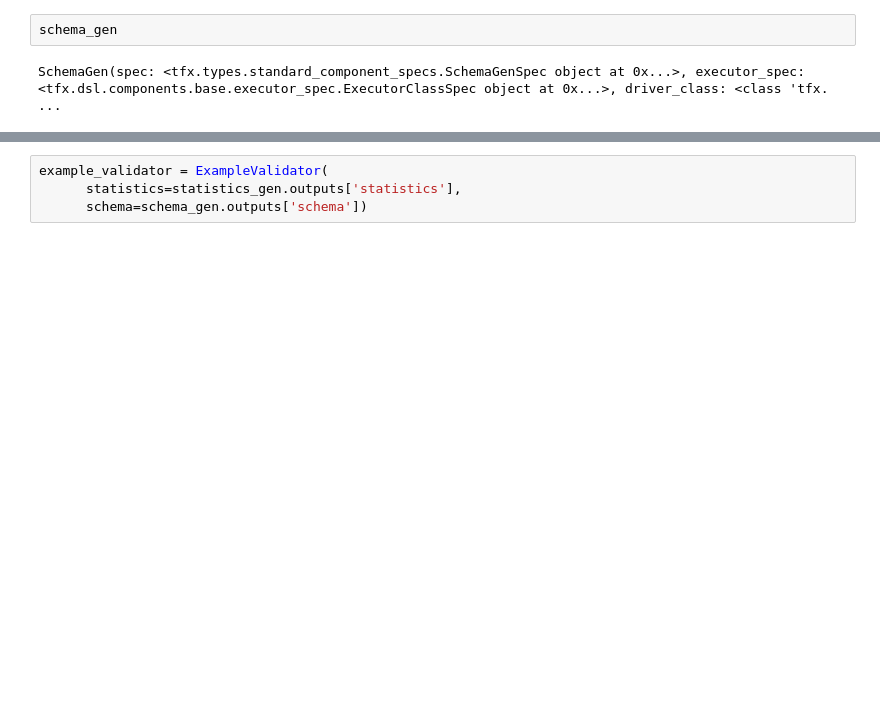
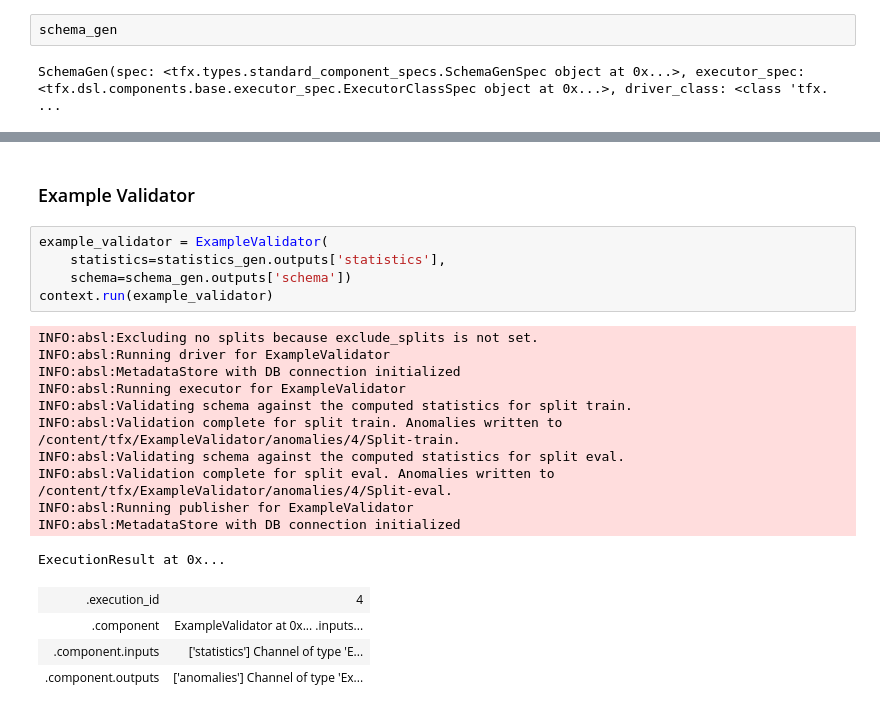
Before and after one commit to Satwikram/NLP-Implementations, a Jupyter notebook: BERT/End to End BERT using TFX.ipynb, the cells around one changed output, grey strips where cells are left out. Drawn from its saved outputs; the diff is of its cells as text; blank space fills up the shorter version.

```diff
--- a/BERT/End to End BERT using TFX.ipynb
+++ b/BERT/End to End BERT using TFX.ipynb
@@ -198,4 +304,23 @@ SchemaGen(spec: <tfx.types.standard_component_specs.SchemaGenSpec object at 0x..
+# %% [markdown]
+### Example Validator
 # %%
 example_validator = ExampleValidator(
-      statistics=statistics_gen.outputs['statistics'],
-      schema=schema_gen.outputs['schema'])
+    statistics=statistics_gen.outputs['statistics'],
+    schema=schema_gen.outputs['schema'])
+context.run(example_validator)
+# %% [output]
+INFO:absl:Excluding no splits because exclude_splits is not set.
+INFO:absl:Running driver for ExampleValidator
+INFO:absl:MetadataStore with DB connection initialized
+INFO:absl:Running executor for ExampleValidator
+INFO:absl:Validating schema against the computed statistics for split train.
+INFO:absl:Validation complete for split train. Anomalies written to /content/tfx/ExampleValidator/anomalies/4/Split-train.
+INFO:absl:Validating schema against the computed statistics for split eval.
+INFO:absl:Validation complete for split eval. Anomalies written to /content/tfx/ExampleValidator/anomalies/4/Split-eval.
+INFO:absl:Running publisher for ExampleValidator
+INFO:absl:MetadataStore with DB connection initialized
+ExecutionResult at 0x...
+| .execution_id | 4 |
+| .component | ExampleValidator at 0x... .inputs... |
+| .component.inputs | ['statistics'] Channel of type 'E... |
+| .component.outputs | ['anomalies'] Channel of type 'Ex... |
```
Also changed, not shown: parts of 27 cells of this notebook.
